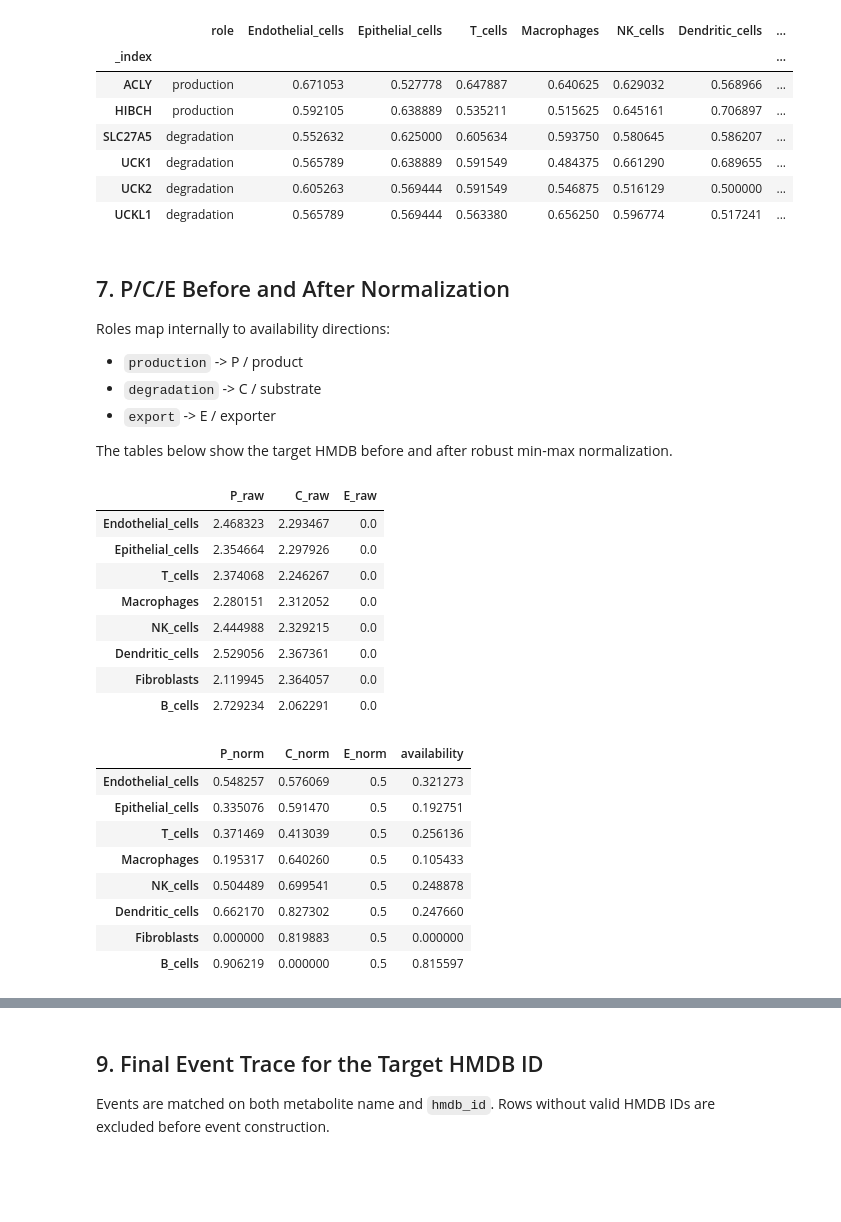
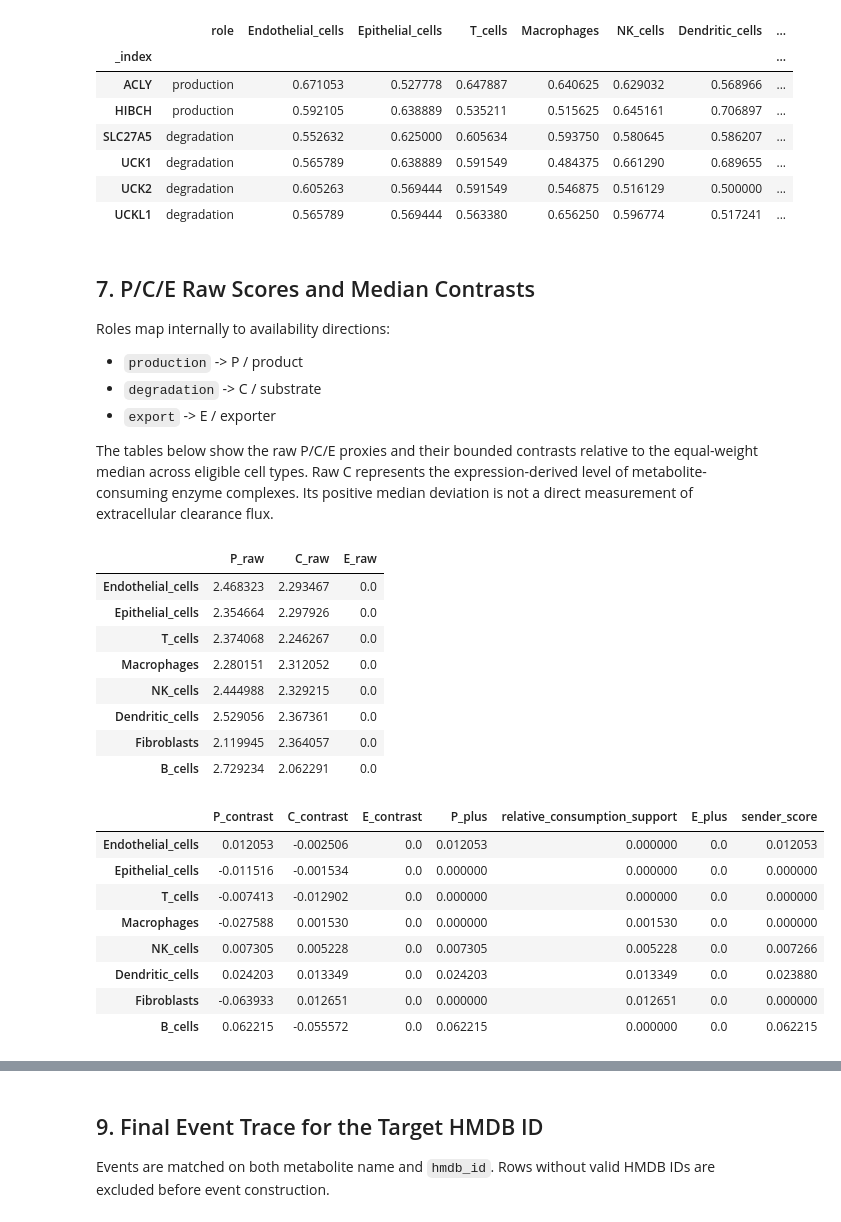
Before and after one commit to libmelo/CellMESH, a Jupyter notebook: examples/cellmesh_comprehensive_walkthrough.ipynb, the cells around one changed output, grey strips where cells are left out. Drawn from its saved outputs; the diff is of its cells as text; code cells hidden in the pictures; blank space fills up the shorter version.

```diff
--- a/examples/cellmesh_comprehensive_walkthrough.ipynb
+++ b/examples/cellmesh_comprehensive_walkthrough.ipynb
@@ -345,7 +385,7 @@ gene_expr_frac_trace.head(30)
 | UCK2 | degradation | 0.605263 | 0.569444 | 0.591549 | 0.546875 | 0.516129 | 0.500000 | ... |
 | UCKL1 | degradation | 0.565789 | 0.569444 | 0.563380 | 0.656250 | 0.596774 | 0.517241 | ... |
 # %% [markdown]
-## 7. P/C/E Before and After Normalization
+## 7. P/C/E Raw Scores and Median Contrasts
 
 Roles map internally to availability directions:
 
@@ -353,45 +393,78 @@ Roles map internally to availability directions:
 - `degradation` -> C / substrate
 - `export` -> E / exporter
 
-The tables below show the target HMDB before and after robust min-max normalization.
+The tables below show the raw P/C/E proxies and their bounded contrasts relative to the equal-weight median across eligible cell types. Raw C represents the expression-derived level of metabolite-consuming enzyme complexes. Its positive median deviation is not a direct measurement of extracellular clearance flux.
 # %%
+required_avail_keys = {
+    "availability",
+    "P",
+    "C",
+    "E",
+    "P_contrast",
+    "C_contrast",
+    "E_contrast",
+    "P_plus",
+    "relative_consumption_support",
+    "E_plus",
+}
+missing_avail_keys = sorted(required_avail_keys.difference(avail))
+if missing_avail_keys:
+    print("Current in-memory avail is missing new fields; recomputing:", missing_avail_keys)
+    avail = compute_metabolite_availability(
+        adata,
+        enzyme_prior,
+        celltype_col="cell_type",
+        min_cells=1,
+        return_intermediates=True,
+    )
+    missing_avail_keys = sorted(required_avail_keys.difference(avail))
+    if missing_avail_keys:
+        raise RuntimeError(
+            "compute_metabolite_availability still did not return the new median-contrast fields: "
+            + ", ".join(missing_avail_keys)
+            + ". Restart the notebook kernel and make sure it uses the local cellmesh package."
+        )
+
 pce_raw = pd.concat(
     {
         "P_raw": avail["P"].loc[target_key],
         "C_raw": avail["C"].loc[target_key],
         "E_raw": avail["E"].loc[target_key],
     },
     axis=1,
 )
-pce_norm = pd.concat(
+pce_contrast = pd.concat(
     {
-        "P_norm": avail["P_norm"].loc[target_key],
-        "C_norm": avail["C_norm"].loc[target_key],
-        "E_norm": avail["E_norm"].loc[target_key],
-        "availability": avail["availability"].loc[target_key],
+        "P_contrast": avail["P_contrast"].loc[target_key],
+        "C_contrast": avail["C_contrast"].loc[target_key],
+        "E_contrast": avail["E_contrast"].loc[target_key],
+        "P_plus": avail["P_plus"].loc[target_key],
+        "relative_consumption_support": avail["relative_consumption_support"].loc[target_key],
+        "E_plus": avail["E_plus"].loc[target_key],
+        "sender_score": avail["availability"].loc[target_key],
     },
     axis=1,
 )
 
 display(pce_raw)
-display(pce_norm)
+display(pce_contrast)
 # %% [output]
 |  | P_raw | C_raw | E_raw |
 | Endothelial_cells | 2.468323 | 2.293467 | 0.0 |
 | Epithelial_cells | 2.354664 | 2.297926 | 0.0 |
 | T_cells | 2.374068 | 2.246267 | 0.0 |
 | Macrophages | 2.280151 | 2.312052 | 0.0 |
 | NK_cells | 2.444988 | 2.329215 | 0.0 |
 | Dendritic_cells | 2.529056 | 2.367361 | 0.0 |
 | Fibroblasts | 2.119945 | 2.364057 | 0.0 |
 | B_cells | 2.729234 | 2.062291 | 0.0 |
-|  | P_norm | C_norm | E_norm | availability |
-| Endothelial_cells | 0.548257 | 0.576069 | 0.5 | 0.321273 |
-| Epithelial_cells | 0.335076 | 0.591470 | 0.5 | 0.192751 |
-| T_cells | 0.371469 | 0.413039 | 0.5 | 0.256136 |
-| Macrophages | 0.195317 | 0.640260 | 0.5 | 0.105433 |
-| NK_cells | 0.504489 | 0.699541 | 0.5 | 0.248878 |
-| Dendritic_cells | 0.662170 | 0.827302 | 0.5 | 0.247660 |
-| Fibroblasts | 0.000000 | 0.819883 | 0.5 | 0.000000 |
-| B_cells | 0.906219 | 0.000000 | 0.5 | 0.815597 |
+|  | P_contrast | C_contrast | E_contrast | P_plus | relative_consumption_support | E_plus | sender_score |
+| Endothelial_cells | 0.012053 | -0.002506 | 0.0 | 0.012053 | 0.000000 | 0.0 | 0.012053 |
+| Epithelial_cells | -0.011516 | -0.001534 | 0.0 | 0.000000 | 0.000000 | 0.0 | 0.000000 |
+| T_cells | -0.007413 | -0.012902 | 0.0 | 0.000000 | 0.000000 | 0.0 | 0.000000 |
+| Macrophages | -0.027588 | 0.001530 | 0.0 | 0.000000 | 0.001530 | 0.0 | 0.000000 |
+| NK_cells | 0.007305 | 0.005228 | 0.0 | 0.007305 | 0.005228 | 0.0 | 0.007266 |
+| Dendritic_cells | 0.024203 | 0.013349 | 0.0 | 0.024203 | 0.013349 | 0.0 | 0.023880 |
+| Fibroblasts | -0.063933 | 0.012651 | 0.0 | 0.000000 | 0.012651 | 0.0 | 0.000000 |
+| B_cells | 0.062215 | -0.055572 | 0.0 | 0.062215 | 0.000000 | 0.0 | 0.062215 |
 # %%
```
Also changed, not shown: parts of 14 cells of this notebook, 10 other files.
